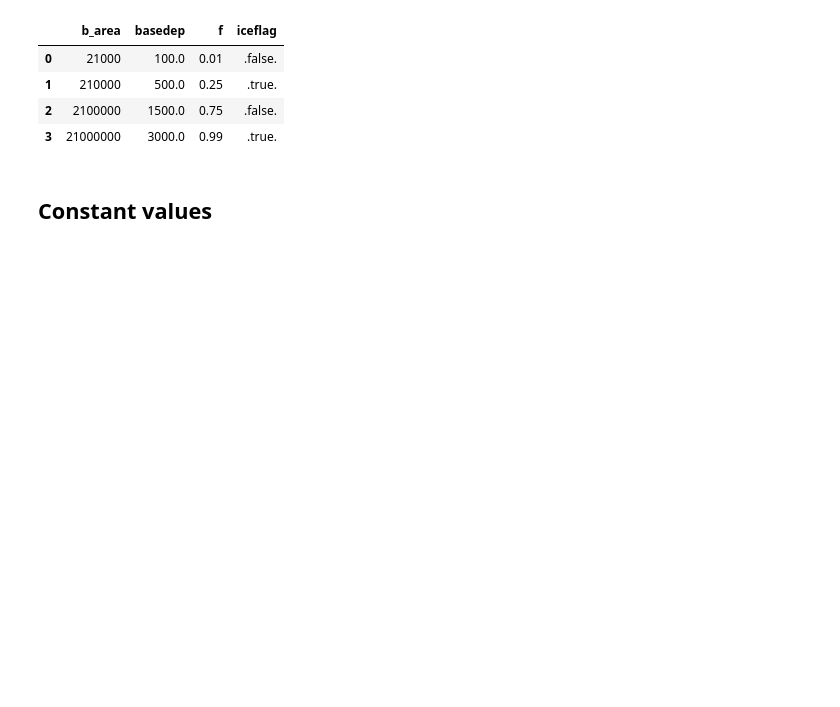
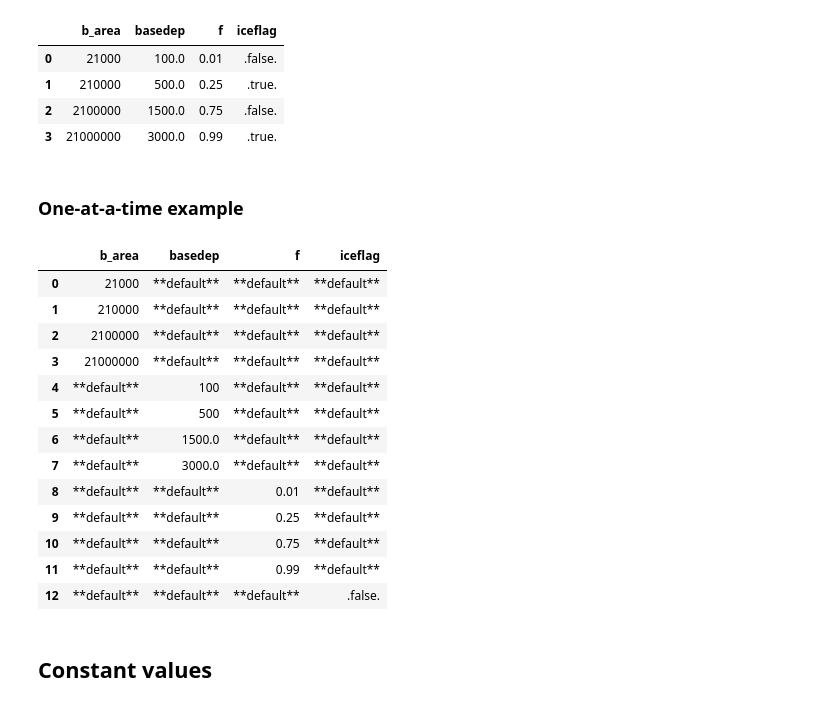
Before and after one commit to tykukla/PRYSM_lakeFxns, a Jupyter notebook: psm/lake_v2/batch_inputs/generate_inputs/generate_batch_csv.ipynb, the cells around one changed output. Cells and saved outputs as stored; diff of their text form; code cells hidden in the pictures; blank space fills up the shorter version.

Commit message:
allow default values as input for batch files
You can now tell the batch file to use the default for a given parameter at some row.

```diff
--- a/psm/lake_v2/batch_inputs/generate_inputs/generate_batch_csv.ipynb
+++ b/psm/lake_v2/batch_inputs/generate_inputs/generate_batch_csv.ipynb
@@ -214,6 +225,44 @@ def prescribed_cases(
     # return result
     return dfout
 
+# --- one at a time
+def one_at_a_time_sensitivity(
+        parameter_values: dict,
+        default_str: str = "**default**",
+)-> pd.DataFrame:
+    '''
+    Create pandas dataframe where each row is a test of a single value from a
+    single parameter, setting all else to default.
+
+    Parameters
+    ----------
+    parameter_cases : dict
+        dictionary with keys equal to default_dicts.py parameters
+        (must be numeric!) and values are values to test. Each
+        parameter value array must be the same length.
+    default_str : str
+        name to use if the value for the default dictionary should be used.
+        CAUTION: this might be hard-coded in the helper_functions.py to
+        expect a certain value! Only change if you know what you're doing.
+
+    Returns
+    -------
+    pd.DataFrame
+        dataframe where each column is a parameter and each row is a sample
+    '''
+    # initialize an empty row
+    rows = []
+    # loop through each key and value in the parameter dict
+    for key, values in parameter_values.items():
+        for val in values:
+            # set all rows to default
+            row = {col: default_str for col in parameter_values.keys()}
+            row[key] = val # over-write the default value with the given parameter value
+            rows.append(row)
+    # return the dataframe
+    return pd.DataFrame(rows)
+
+
 # --- function to add constant values to the dict
 def add_constant_parameters(
         df_batch: pd.DataFrame,
@@ -305,6 +354,26 @@ df_cases
 | 1 | 210000 | 500.0 | 0.25 | .true. |
 | 2 | 2100000 | 1500.0 | 0.75 | .false. |
 | 3 | 21000000 | 3000.0 | 0.99 | .true. |
+# %% [markdown]
+### One-at-a-time example
+# %%
+df_one_at_a_time = one_at_a_time_sensitivity(parameter_one_at_a_time)
+df_one_at_a_time
+# %% [output]
+|  | b_area | basedep | f | iceflag |
+| 0 | 21000 | **default** | **default** | **default** |
+| 1 | 210000 | **default** | **default** | **default** |
+| 2 | 2100000 | **default** | **default** | **default** |
+| 3 | 21000000 | **default** | **default** | **default** |
+| 4 | **default** | 100 | **default** | **default** |
+| 5 | **default** | 500 | **default** | **default** |
+| 6 | **default** | 1500.0 | **default** | **default** |
+| 7 | **default** | 3000.0 | **default** | **default** |
+| 8 | **default** | **default** | 0.01 | **default** |
+| 9 | **default** | **default** | 0.25 | **default** |
+| 10 | **default** | **default** | 0.75 | **default** |
+| 11 | **default** | **default** | 0.99 | **default** |
+| 12 | **default** | **default** | **default** | .false. |
 # %% [markdown]
 ## Constant values
 # %% [markdown]
```
Also changed, not shown: parts of 4 cells of this notebook, 6 other files.
